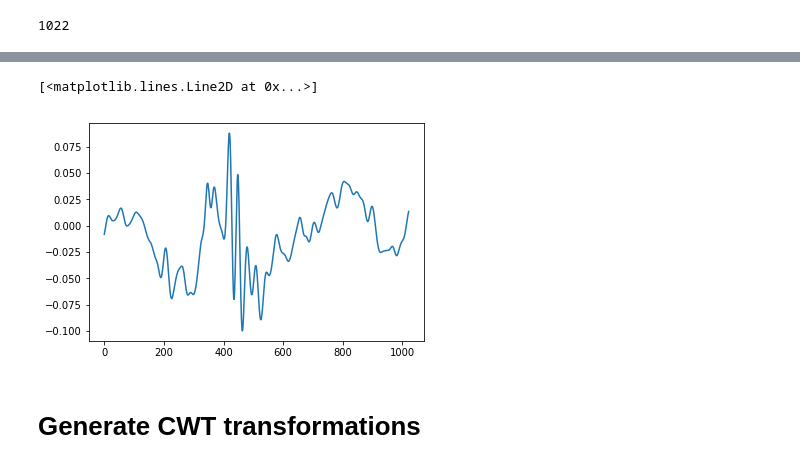
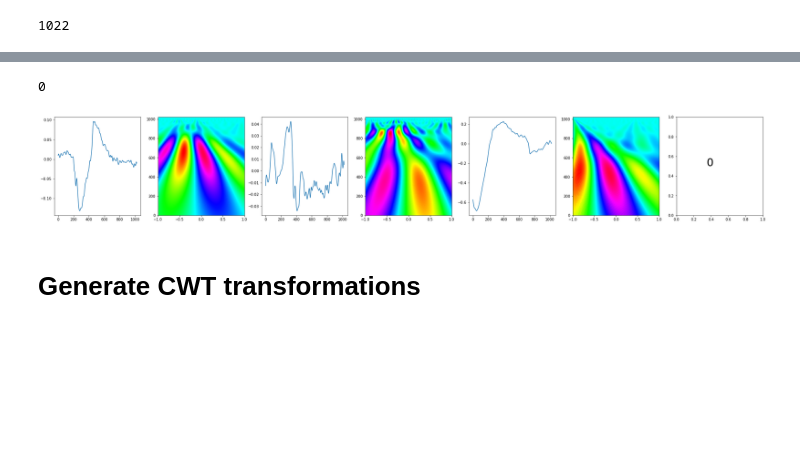
Before and after one commit to RoamEasy/emg-deep-learning, a Jupyter notebook: CWT-CNN.ipynb, the cells around one changed output, grey strips where cells are left out. Saved outputs shown, nothing was run; the diff lists cells and outputs as text; code cells hidden in the pictures; blank space fills up the shorter version.

```diff
--- a/CWT-CNN.ipynb
+++ b/CWT-CNN.ipynb
@@ -40,18 +42,3 @@ X_test.shape
 X_train.shape[1]
 # %% [output]
 1022
-# %%
-import pywt
-from scipy import signal
-
-scales = range(1, X_train.shape[1])
-waveletname = 'morl'
-dt = 0.0512  # 512 Hz sampling
-widths = pywt.scale2frequency(waveletname, scales) / dt
-
-signal = X_train[22, :, 2]
-
-cwtmatr, freq = pywt.cwt(signal, list(scales), waveletname)
-#cwtmatr = signal.cwt(signal, signal.morlet , widths)
-plt.imshow(cwtmatr, extent=[-1, 1, 1, X_train.shape[1]], cmap='hsv', aspect='auto',
-           vmax=abs(cwtmatr).max(), vmin=-abs(cwtmatr).max())
@@ -61,5 +45,4 @@ plt.imshow(cwtmatr, extent=[-1, 1, 1, X_train.shape[1]], cmap='hsv', aspect='aut
-# %%
-plt.plot(signal)
-# %% [output]
-[<matplotlib.lines.Line2D at 0x...>]
-[figure, removed]
+# %%
+y_train[22]
+# %% [output]
+0
@@ -66,3 +97,7 @@ plt.plot(signal)
+# %%
+create_plots(236,'hsv')
+# %% [output]
+[figure, added]
 # %% [markdown]
 # Generate CWT transformations
 # %%
```
Also changed, not shown: parts of 4 cells of this notebook, 2 other files.
